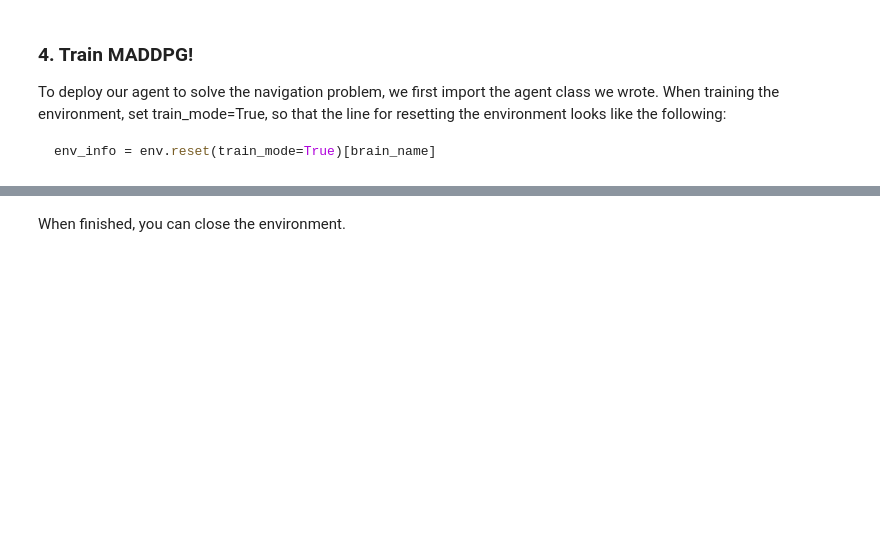
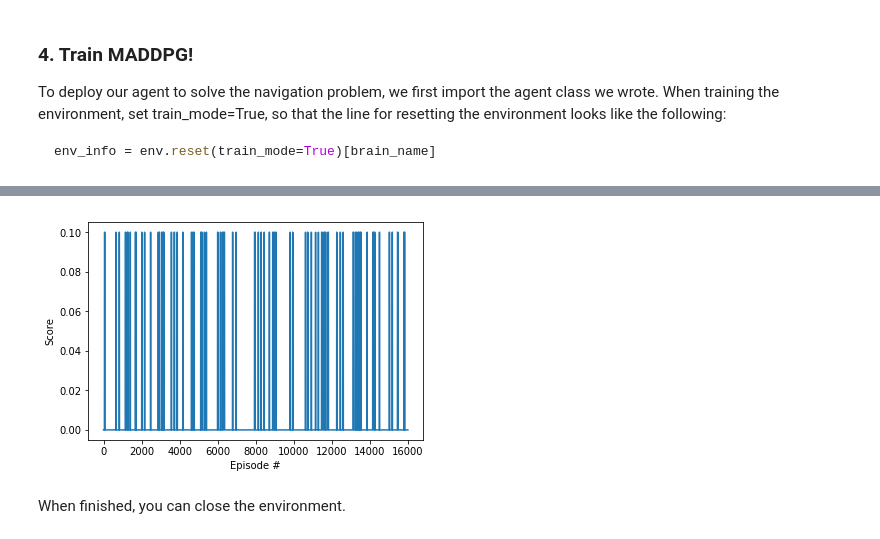
Before and after one commit to KathleenYWang/Collaboration_Competition_With_MADDPG, a Jupyter notebook: Tennis.ipynb, the cells around one changed output, grey strips where cells are left out. Cells and saved outputs as stored; diff of their text form; code cells hidden in the pictures; blank space fills up the shorter version.

```diff
--- a/Tennis.ipynb
+++ b/Tennis.ipynb
@@ -154,7 +174,7 @@ agent = Agent(state_size=state_size, action_size=action_size, random_seed=10)
 # change this to higher number to experiment. say 30000.
 NUMBER_OF_EPISODES = 1000
 EPISODE_LENGTH = 80
-BATCHSIZE = 1000
+BATCHSIZE = 30
 
 # amplitude of OU noise
 # this slowly decreases to 0
@@ -164,30 +184,17 @@ NOISE_REDUCTION = 0.9999
 BUFFER_SIZE = 5000
 
 IN_ACTOR_DIM = 24
-HIDDEN_ACTOR_IN_DIM = 16
-HIDDEN_ACTOR_OUT_DIM = 8
-OUT_ACTOR_DIM = action_size
+HIDDEN_ACTOR_IN_DIM = 400
+HIDDEN_ACTOR_OUT_DIM = 300
+OUT_ACTOR_DIM = 2
 
-# Critic input contains the state AND all the actions of all the agents
-# there are 2 agents, so 24+ 2*2 = 28
-IN_CRIT_DIM = IN_ACTOR_DIM + action_size * num_agents
-HIDDEN_CRIT_IN_DIM = 32
-HIDDEN_CRIT_OUT_DIM = 16
+# Critic input contains both states AND all the actions of all the agents
+# there are 2 agents, so 24*2 + 2*2 = 28
+IN_CRIT_DIM = IN_ACTOR_DIM  * num_agents + action_size * num_agents
+HIDDEN_CRIT_IN_DIM = 400
+HIDDEN_CRIT_OUT_DIM = 300
 OUT_CRIT_DIM = 1
 
 # how many episodes before update
-UPDATE_EVERY = 5
-
-UUUUU episode_per_update = 2 * PARALLEL_ENVS
-        # critic input = obs_full + actions = 14+2+2+2=20
-
-        if i_episode % 50 == 0:
-            print('\rEpisode {}\tAverage Last 100 Episodes Score: {:.2f}'.format(i_episode, np.mean(scores_deque)))
-            torch.save(agent.actor_local.state_dict(), 'checkpoint_actor.pth')
-            torch.save(agent.critic_local.state_dict(), 'checkpoint_critic.pth')
-
-        if np.mean(scores_deque)>=30.0:
-            print('\nEnvironment solved in {:d} episodes!\tAverage Last 100 Episodes Score: {:.2f}'.format(i_episode, np.mean(scores_deque)))
-            torch.save(agent.actor_local.state_dict(), 'checkpoint_actor.pth')
-            torch.save(agent.critic_local.state_dict(), 'checkpoint_critic.pth')
-            break
+UPDATE_EVERY = 2
+SEED = 2
@@ -368,0 +370,2 @@ max([2,3,4])
+# %%
+agent0, agent1, best_scores = run_maddpg()
@@ -369,2 +384,12 @@ max([2,3,4])
+# %%
+# plot the scores
+fig = plt.figure()
+ax = fig.add_subplot(111)
+plt.plot(np.arange(len(best_scores)), best_scores)
+plt.ylabel('Score')
+plt.xlabel('Episode #')
+plt.show()
+# %% [output]
+[figure, added]
 # %% [markdown]
 When finished, you can close the environment.
```
Also changed, not shown: parts of 18 cells of this notebook, 2 other files.
